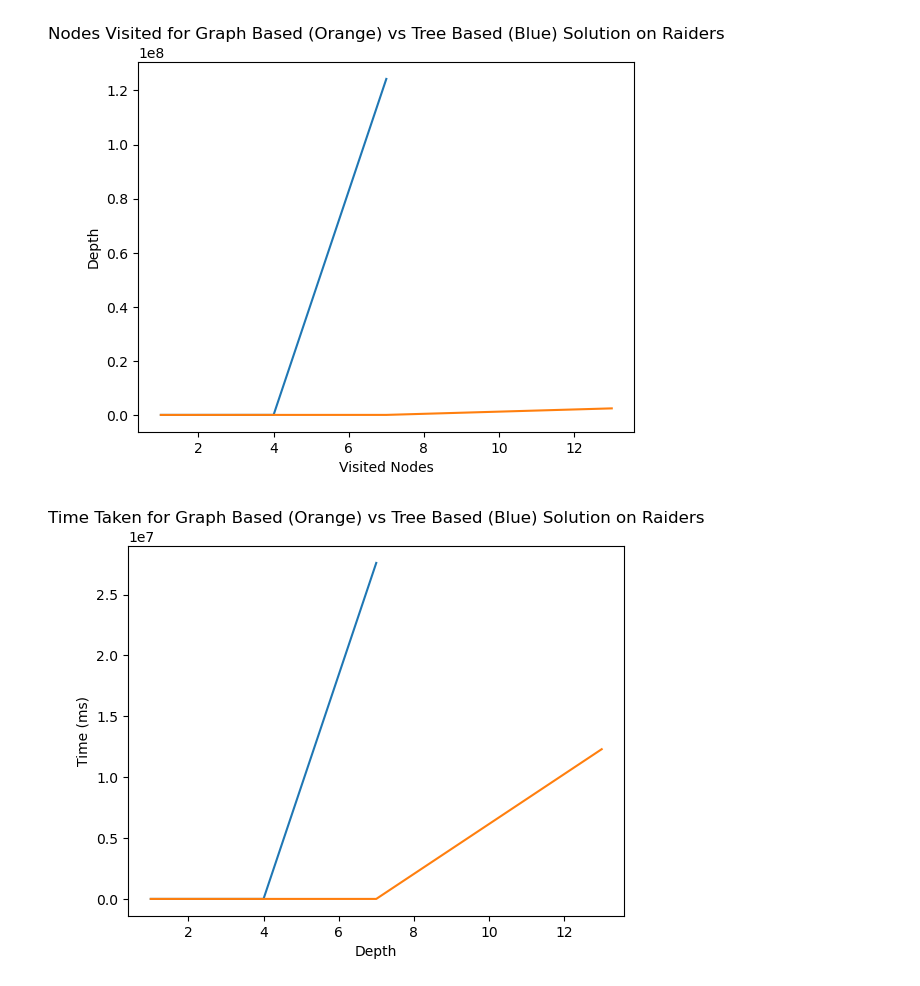
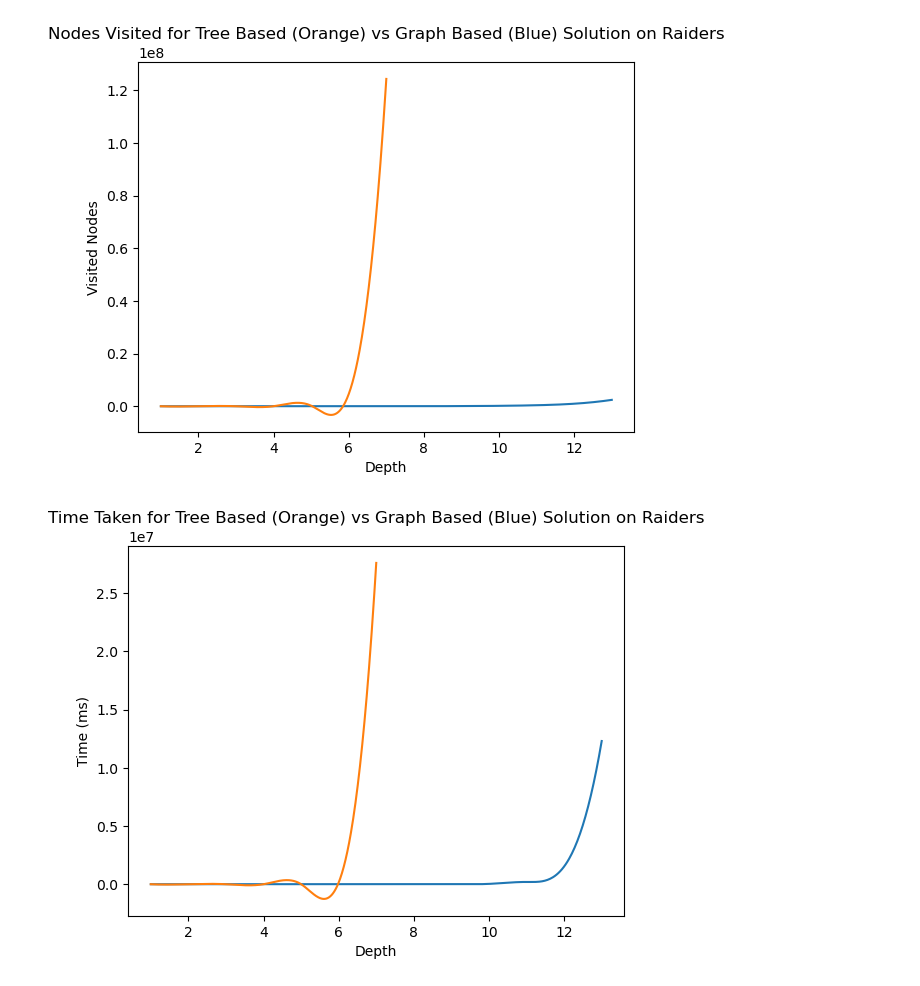
Before and after one commit to sgware/sabre-tree-vs-graph, a Jupyter notebook: jupyter/sabreGraphs.ipynb, the cells around one changed output. Saved outputs shown, nothing was run; the diff lists cells and outputs as text; code cells hidden in the pictures.

```diff
--- a/jupyter/sabreGraphs.ipynb
+++ b/jupyter/sabreGraphs.ipynb
@@ -10,14 +115,14 @@ x = []
 y = []
 x1 = []
 y1 = []
-with open('C:\\Users\\Hp\\Desktop\\treeTestRaiders.csv','r') as csvfile:
+with open('graphTestRaiders.csv','r') as csvfile:
     lines = csv.reader(csvfile, delimiter=',')
     next(lines)  # Skip the first row (header)
     for row in lines:
         x.append(float(row[0]))
         y.append(float(row[1]))
 X_Y_Spline = make_interp_spline(x, y)
-with open('C:\\Users\\Hp\\Desktop\\graphTestRaiders.csv','r') as csvfile:
+with open('treeTestRaiders.csv','r') as csvfile:
     lines1 = csv.reader(csvfile, delimiter=',')
     next(lines1)  # Skip the first row (header)
     for row1 in lines1:
@@ -27,19 +132,19 @@ X1_Y1_Spline = make_interp_spline(x1, y1)
 
 # Returns evenly spaced numbers
 # over a specified interval.
-X_ = np.linspace(min(x), max(x), 3)
+X_ = np.linspace(min(x), max(x), 500)
 Y_ = X_Y_Spline(X_)
-X1_ = np.linspace(min(x1), max(x1), 3)
+X1_ = np.linspace(min(x1), max(x1), 500)
 Y1_ = X1_Y1_Spline(X1_)
 # Plotting the Graph
 plt.plot(X_, Y_)
 plt.plot(X1_, Y1_)
-plt.title("Nodes Visited for Graph Based (Orange) vs Tree Based (Blue) Solution on Raiders")
-plt.xlabel("Visited Nodes")
-plt.ylabel("Depth")
+plt.title("Nodes Visited for Tree Based (Orange) vs Graph Based (Blue) Solution on Raiders")
+plt.xlabel("Depth")
+plt.ylabel("Visited Nodes")
 plt.show()
 # %% [output]
-[figure, old version]
+[figure, new version]
 # %%
 import numpy as np
 import numpy as np
@@ -52,36 +157,36 @@ x = []
 y = []
 x1 = []
 y1 = []
-with open('C:\\Users\\Hp\\Desktop\\treeTestRaiders.csv','r') as csvfile:
+with open('graphTestRaiders.csv','r') as csvfile:
     lines = csv.reader(csvfile, delimiter=',')
     next(lines)  # Skip the first row (header)
     for row in lines:
         x.append(float(row[0]))
         y.append(float(row[2]))
 
 X_Y_Spline = make_interp_spline(x, y)
-with open('C:\\Users\\Hp\\Desktop\\graphTestRaiders.csv','r') as csvfile:
+with open('treeTestRaiders.csv','r') as csvfile:
     lines1 = csv.reader(csvfile, delimiter=',')
     next(lines1)  # Skip the first row (header)
     for row1 in lines1:
         x1.append(float(row1[0]))
         y1.append(float(row1[2]))
 X1_Y1_Spline = make_interp_spline(x1, y1)
 
 # Returns evenly spaced numbers
 # over a specified interval.
-X_ = np.linspace(min(x), max(x), 3)
+X_ = np.linspace(min(x), max(x), 500)
 Y_ = X_Y_Spline(X_)
-X1_ = np.linspace(min(x1), max(x1), 3)
+X1_ = np.linspace(min(x1), max(x1), 500)
 Y1_ = X1_Y1_Spline(X1_)
 
 
 # Plotting the Graph
 plt.plot(X_, Y_)
 plt.plot(X1_, Y1_)
-plt.title("Time Taken for Graph Based (Orange) vs Tree Based (Blue) Solution on Raiders")
+plt.title("Time Taken for Tree Based (Orange) vs Graph Based (Blue) Solution on Raiders")
 plt.xlabel("Depth")
 plt.ylabel("Time (ms)")
 plt.show()
 # %% [output]
-[figure, old version]
+[figure, new version]
```
Also changed, not shown: parts of 3 cells of this notebook.
